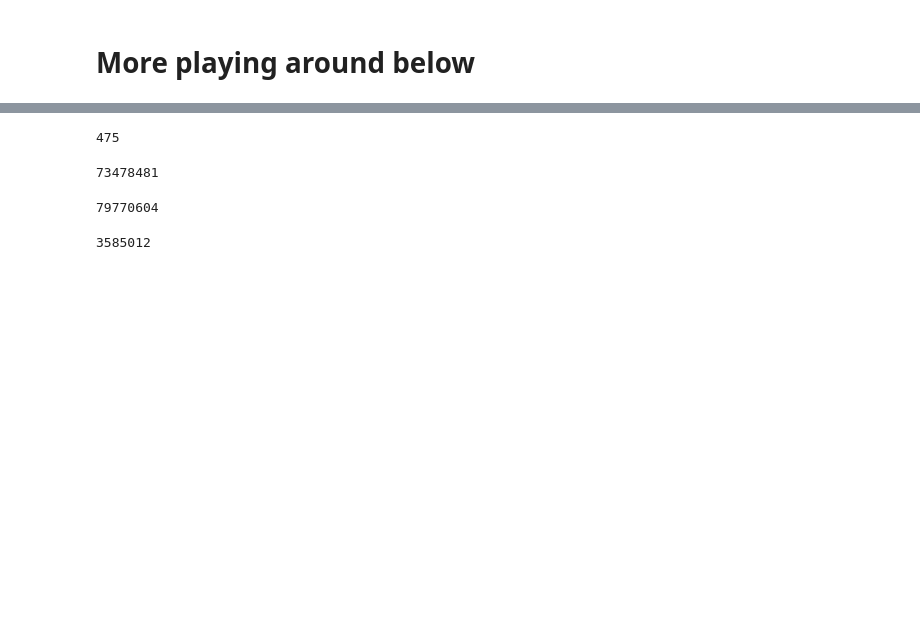
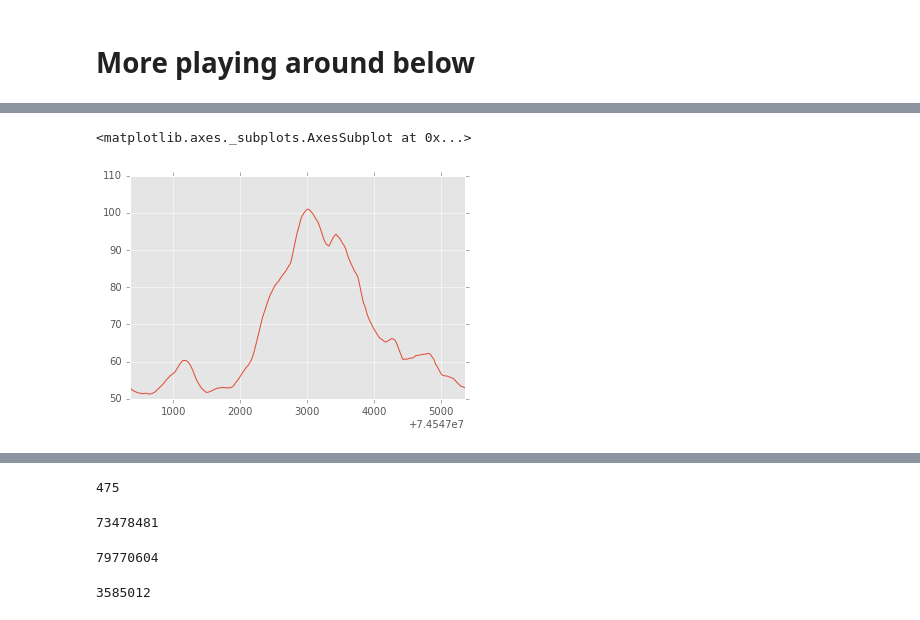
Before and after one commit to BenjaminSchwessinger/Pst_104E_analysis, a Jupyter notebook: 02062017_coverage_analysis_training.ipynb, the cells around one changed output, grey strips where cells are left out. Drawn from its saved outputs; the diff is of its cells as text; code cells hidden in the pictures; blank space fills up the shorter version.

```diff
--- a/02062017_coverage_analysis_training.ipynb
+++ b/02062017_coverage_analysis_training.ipynb
@@ -302,0 +442,14 @@ p_unique_bed_df.to_csv(cov_folder+'Pst_E104_v1_ph_ctg.p_p_het_cov.bed', header=N
+# %%
+tmp_p_df = ''
+tmp_ph_df = ''
+#now subset the two dataframes
+tmp_p_df = p_cov[p_cov['contig'] == 'pcontig_203']
+tmp_p_df_ph = ph_cov[ph_cov['contig'] ==  'pcontig_203']
+#generarte the rolling windows
+tmp_p_df['Rolling_w1000_p'] = tmp_p_df.rolling(window=1000, min_periods=1)['coverage'].mean()
+tmp_p_df_ph['Rolling_w1000_ph_p'] = tmp_p_df_ph.rolling(window=1000, min_periods=1)['coverage'].mean()
+tmp_p_df['Rolling_w10000_p'] = tmp_p_df.rolling(window=10000, min_periods=1)['coverage'].mean()
+tmp_p_df_ph['Rolling_w10000_ph_p'] = tmp_p_df_ph.rolling(window=10000, min_periods=1)['coverage'].mean()
+tmp_p_df['Rolling_w1000_ph_p'] = tmp_p_df_ph['Rolling_w1000_ph_p']
+# %%
+tmp_p_df_ph['test'] = tmp_p_df_ph.rolling(window=1000, min_periods=1, center=True, win_type='blackmanharris')['coverage'].mean()
@@ -302,0 +465,5 @@ p_unique_bed_df.to_csv(cov_folder+'Pst_E104_v1_ph_ctg.p_p_het_cov.bed', header=N
+# %%
+tmp_p_df_ph[(tmp_p_df_ph['position'] > 630000) &(tmp_p_df_ph['position'] < 635000)]['Rolling_w1000_ph_p'].plot()
+# %% [output]
+<matplotlib.axes._subplots.AxesSubplot at 0x...>
+[figure, added]
```
Also changed, not shown: parts of 40 cells of this notebook, 4 other files.
